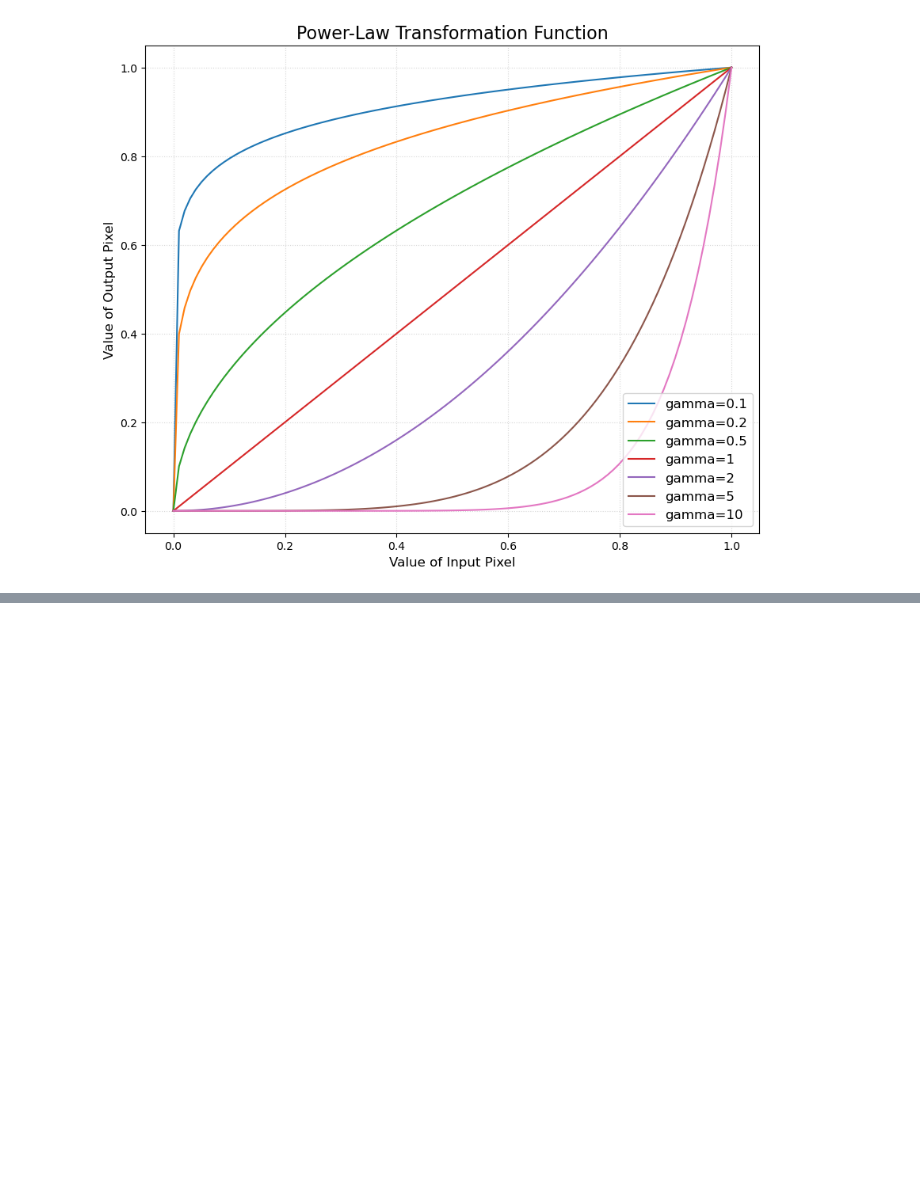
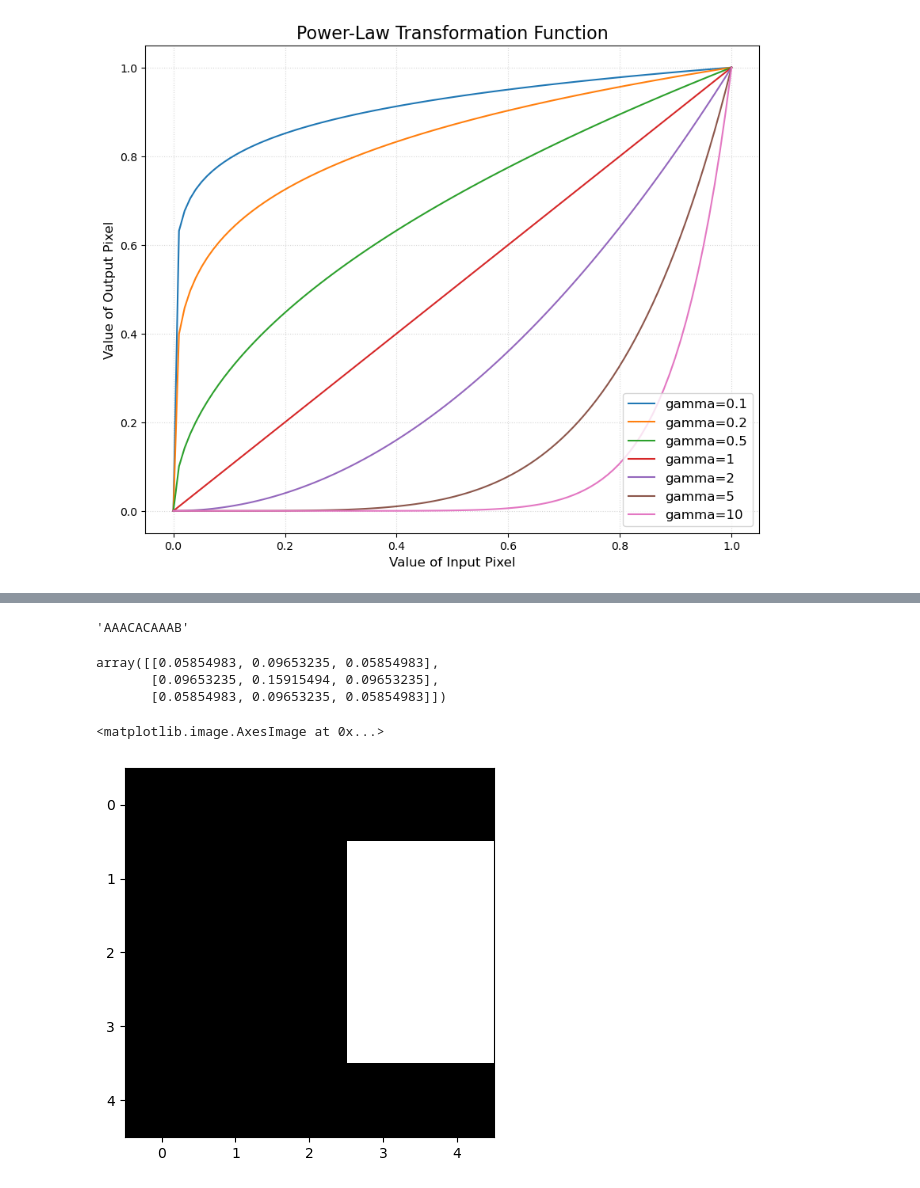
Before and after one commit to truman0102/truman0102.github.io, a Jupyter notebook: assets/jupyter/imgp/main.ipynb, the cells around one changed output, grey strips where cells are left out. Saved outputs shown, nothing was run; the diff lists cells and outputs as text; code cells hidden in the pictures; blank space fills up the shorter version.

```diff
--- a/assets/jupyter/imgp/main.ipynb
+++ b/assets/jupyter/imgp/main.ipynb
@@ -63,0 +138,34 @@ plt.savefig("../../img/image-processing/power_law_transformation.png", dpi=300,
+# %%
+def arithmetic_decode(code, intervals, length):
+    left, right = 0, 1
+    res = ""
+    for i in range(length):
+        for k in intervals:
+            l, r = intervals[k]
+            interval = right - left
+            if l <= (code - left) / interval < r:
+                res += k
+                right = left + interval * r
+                left = left + interval * l
+                break
+    return res
+
+arithmetic_decode(0.101010101010101010101010101010101010101010101010101010101010101010101010101010101010101, intervals, 10)
+# %% [output]
+'AAACACAAAB'
+# %%
+import numpy as np
+
+# gaussian kernel
+def gaussian_kernel(size, sigma=1):
+    size = int(size) // 2
+    x, y = np.mgrid[-size:size+1, -size:size+1]
+    normal = 1 / (2.0 * np.pi * sigma**2)
+    g =  np.exp(-((x**2 + y**2) / (2.0*sigma**2))) * normal
+    return g
+
+gaussian_kernel(3, sigma=1)
+# %% [output]
+array([[0.05854983, 0.09653235, 0.05854983],
+       [0.09653235, 0.15915494, 0.09653235],
+       [0.05854983, 0.09653235, 0.05854983]])
@@ -63,0 +221,12 @@ plt.savefig("../../img/image-processing/power_law_transformation.png", dpi=300,
+# %%
+img = np.array([
+    [0, 0, 0, 0, 0],
+    [0, 0, 0, 1, 1],
+    [0, 0, 0, 1, 1],
+    [0, 0, 0, 1, 1],
+    [0, 0, 0, 0, 0]
+]).astype(float)
+plt.imshow(img, cmap='gray')
+# %% [output]
+<matplotlib.image.AxesImage at 0x...>
+[figure, added]
```
Also changed, not shown: parts of 7 cells of this notebook, 2 other files.
